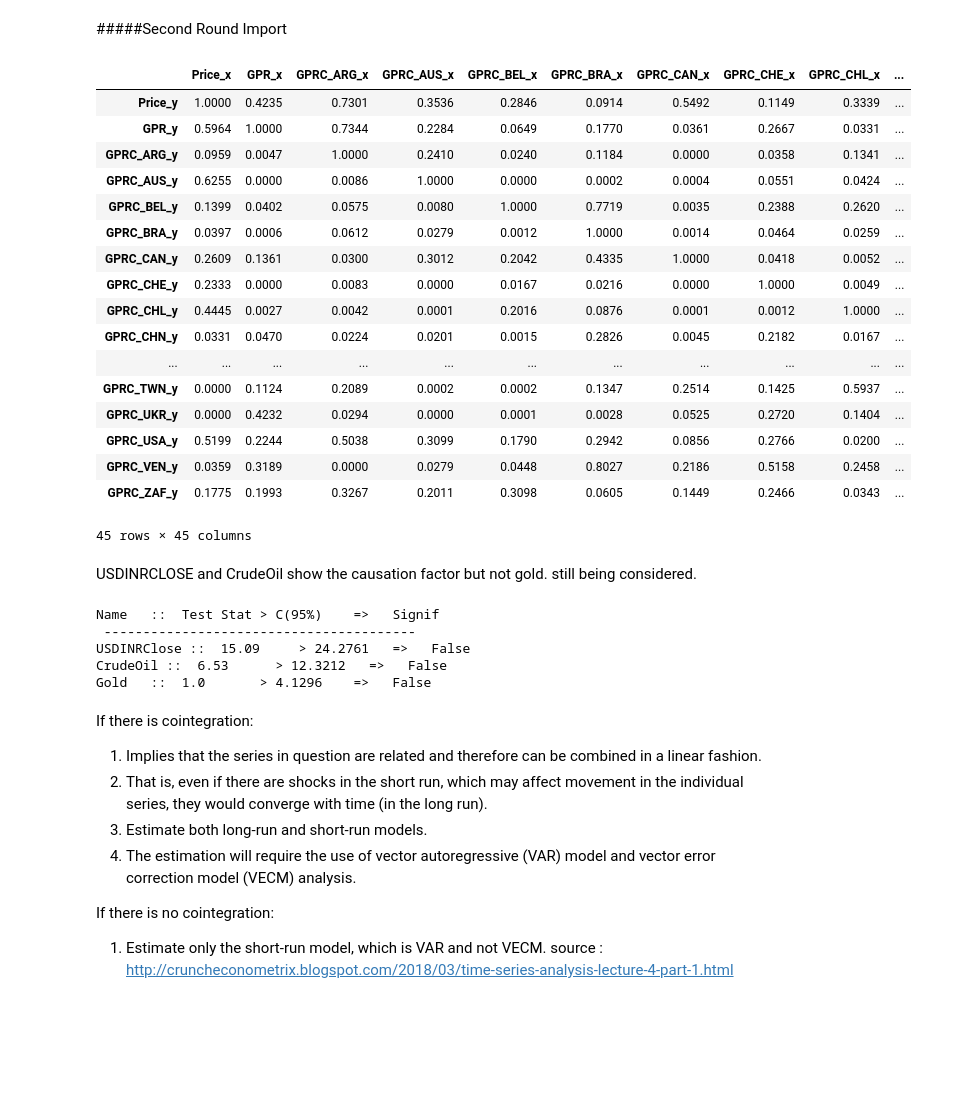
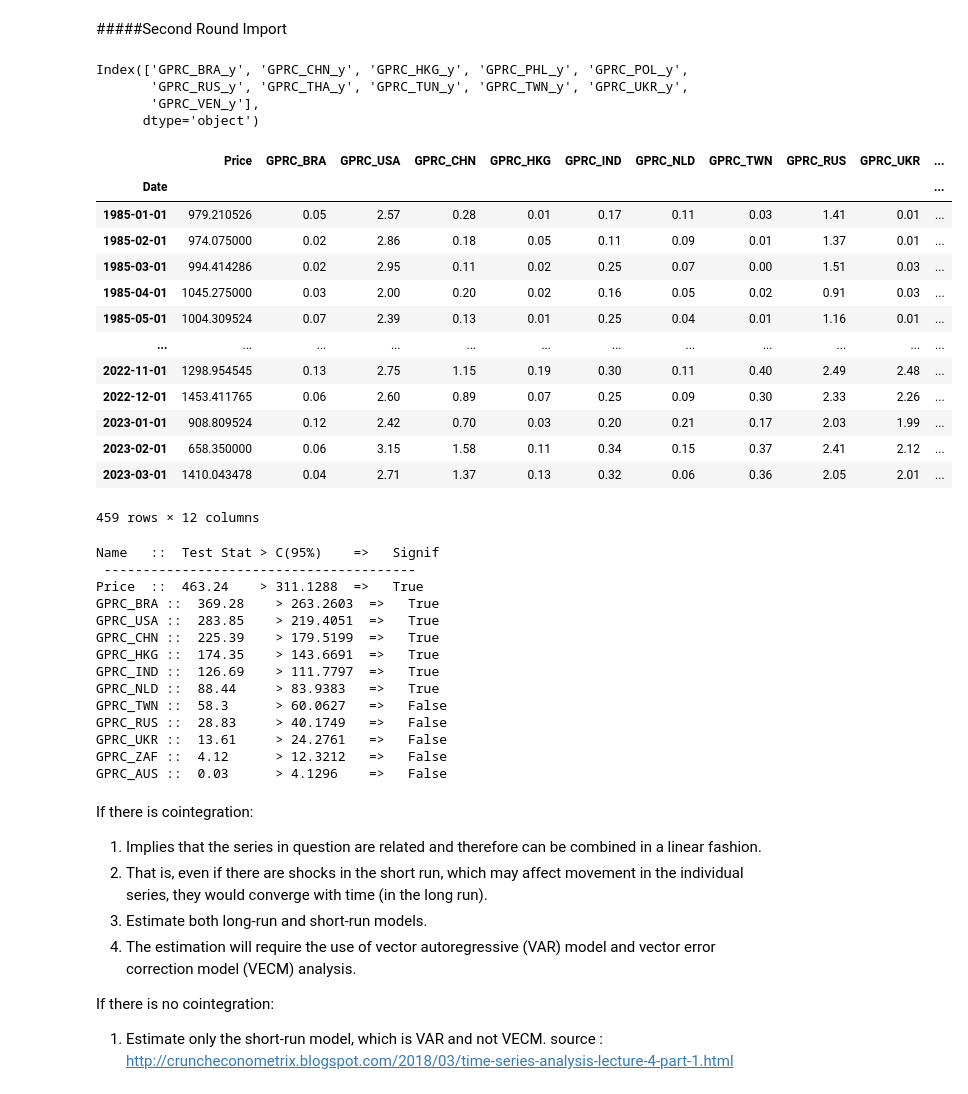
Before and after one commit to abaskon/Thesis, a Jupyter notebook: GPR_DBI_VAR_analysis.ipynb, the cells around one changed output. Saved outputs shown, nothing was run; the diff lists cells and outputs as text; code cells hidden in the pictures; blank space fills up the shorter version.

```diff
--- a/GPR_DBI_VAR_analysis.ipynb
+++ b/GPR_DBI_VAR_analysis.ipynb
@@ -399,26 +405,13 @@ def grangers_causation_matrix(DATA, variables, test='ssr_chi2test', verbose=Fals
     df.index = [var + '_y' for var in variables]
     return df
 
-grangers_causation_matrix(DATA, variables = DATA.columns)
+Pvalues = grangers_causation_matrix(DATA, variables = DATA.columns)
 #If a given p-value is < significance level (0.05), then, the corresponding X series (column) causes the Y (row).
-# %% [output]
-|  | Price_x | GPR_x | GPRC_ARG_x | GPRC_AUS_x | GPRC_BEL_x | GPRC_BRA_x | GPRC_CAN_x | GPRC_CHE_x | GPRC_CHL_x | ... |
-| Price_y | 1.0000 | 0.4235 | 0.7301 | 0.3536 | 0.2846 | 0.0914 | 0.5492 | 0.1149 | 0.3339 | ... |
-| GPR_y | 0.5964 | 1.0000 | 0.7344 | 0.2284 | 0.0649 | 0.1770 | 0.0361 | 0.2667 | 0.0331 | ... |
-| GPRC_ARG_y | 0.0959 | 0.0047 | 1.0000 | 0.2410 | 0.0240 | 0.1184 | 0.0000 | 0.0358 | 0.1341 | ... |
-| GPRC_AUS_y | 0.6255 | 0.0000 | 0.0086 | 1.0000 | 0.0000 | 0.0002 | 0.0004 | 0.0551 | 0.0424 | ... |
-| GPRC_BEL_y | 0.1399 | 0.0402 | 0.0575 | 0.0080 | 1.0000 | 0.7719 | 0.0035 | 0.2388 | 0.2620 | ... |
-| GPRC_BRA_y | 0.0397 | 0.0006 | 0.0612 | 0.0279 | 0.0012 | 1.0000 | 0.0014 | 0.0464 | 0.0259 | ... |
-| GPRC_CAN_y | 0.2609 | 0.1361 | 0.0300 | 0.3012 | 0.2042 | 0.4335 | 1.0000 | 0.0418 | 0.0052 | ... |
-| GPRC_CHE_y | 0.2333 | 0.0000 | 0.0083 | 0.0000 | 0.0167 | 0.0216 | 0.0000 | 1.0000 | 0.0049 | ... |
-| GPRC_CHL_y | 0.4445 | 0.0027 | 0.0042 | 0.0001 | 0.2016 | 0.0876 | 0.0001 | 0.0012 | 1.0000 | ... |
-| GPRC_CHN_y | 0.0331 | 0.0470 | 0.0224 | 0.0201 | 0.0015 | 0.2826 | 0.0045 | 0.2182 | 0.0167 | ... |
-| ... | ... | ... | ... | ... | ... | ... | ... | ... | ... | ... |
-| GPRC_TWN_y | 0.0000 | 0.1124 | 0.2089 | 0.0002 | 0.0002 | 0.1347 | 0.2514 | 0.1425 | 0.5937 | ... |
-| GPRC_UKR_y | 0.0000 | 0.4232 | 0.0294 | 0.0000 | 0.0001 | 0.0028 | 0.0525 | 0.2720 | 0.1404 | ... |
-| GPRC_USA_y | 0.5199 | 0.2244 | 0.5038 | 0.3099 | 0.1790 | 0.2942 | 0.0856 | 0.2766 | 0.0200 | ... |
-| GPRC_VEN_y | 0.0359 | 0.3189 | 0.0000 | 0.0279 | 0.0448 | 0.8027 | 0.2186 | 0.5158 | 0.2458 | ... |
-| GPRC_ZAF_y | 0.1775 | 0.1993 | 0.3267 | 0.2011 | 0.3098 | 0.0605 | 0.1449 | 0.2466 | 0.0343 | ... |
-45 rows × 45 columns
-# %% [markdown]
-USDINRCLOSE and CrudeOil show the causation factor but not gold. still being considered.
+# %%
+Countries = Pvalues[Pvalues['Price_x'] < 0.05].index
+Countries
+# %% [output]
+Index(['GPRC_BRA_y', 'GPRC_CHN_y', 'GPRC_HKG_y', 'GPRC_PHL_y', 'GPRC_POL_y',
+       'GPRC_RUS_y', 'GPRC_THA_y', 'GPRC_TUN_y', 'GPRC_TWN_y', 'GPRC_UKR_y',
+       'GPRC_VEN_y'],
+      dtype='object')
@@ -425,10 +420,29 @@ USDINRCLOSE and CrudeOil show the causation factor but not gold. still being con
+# %%
+DATA = DATA[['Price','GPRC_BRA','GPRC_USA','GPRC_CHN','GPRC_HKG','GPRC_IND','GPRC_NLD','GPRC_TWN','GPRC_RUS','GPRC_UKR','GPRC_ZAF','GPRC_AUS']]
+# %%
+DATA
+# %% [output]
+|  | Price | GPRC_BRA | GPRC_USA | GPRC_CHN | GPRC_HKG | GPRC_IND | GPRC_NLD | GPRC_TWN | GPRC_RUS | GPRC_UKR | ... |
+| Date |  |  |  |  |  |  |  |  |  |  | ... |
+| 1985-01-01 | 979.210526 | 0.05 | 2.57 | 0.28 | 0.01 | 0.17 | 0.11 | 0.03 | 1.41 | 0.01 | ... |
+| 1985-02-01 | 974.075000 | 0.02 | 2.86 | 0.18 | 0.05 | 0.11 | 0.09 | 0.01 | 1.37 | 0.01 | ... |
+| 1985-03-01 | 994.414286 | 0.02 | 2.95 | 0.11 | 0.02 | 0.25 | 0.07 | 0.00 | 1.51 | 0.03 | ... |
+| 1985-04-01 | 1045.275000 | 0.03 | 2.00 | 0.20 | 0.02 | 0.16 | 0.05 | 0.02 | 0.91 | 0.03 | ... |
+| 1985-05-01 | 1004.309524 | 0.07 | 2.39 | 0.13 | 0.01 | 0.25 | 0.04 | 0.01 | 1.16 | 0.01 | ... |
+| ... | ... | ... | ... | ... | ... | ... | ... | ... | ... | ... | ... |
+| 2022-11-01 | 1298.954545 | 0.13 | 2.75 | 1.15 | 0.19 | 0.30 | 0.11 | 0.40 | 2.49 | 2.48 | ... |
+| 2022-12-01 | 1453.411765 | 0.06 | 2.60 | 0.89 | 0.07 | 0.25 | 0.09 | 0.30 | 2.33 | 2.26 | ... |
+| 2023-01-01 | 908.809524 | 0.12 | 2.42 | 0.70 | 0.03 | 0.20 | 0.21 | 0.17 | 2.03 | 1.99 | ... |
+| 2023-02-01 | 658.350000 | 0.06 | 3.15 | 1.58 | 0.11 | 0.34 | 0.15 | 0.37 | 2.41 | 2.12 | ... |
+| 2023-03-01 | 1410.043478 | 0.04 | 2.71 | 1.37 | 0.13 | 0.32 | 0.06 | 0.36 | 2.05 | 2.01 | ... |
+459 rows × 12 columns
 # %%
 #cointegration test to find statistical relation amongst variables.
 from statsmodels.tsa.vector_ar.vecm import coint_johansen
 
-def cointegration_test(EconomyData, alpha=0.05):
+def cointegration_test(DATA, alpha=0.05):
     """Perform Johanson's Cointegration Test and Report Summary"""
-    out = coint_johansen(EconomyData,-1,5)
+    out = coint_johansen(DATA,-1,5)
     d = {'0.90':0, '0.95':1, '0.99':2}
     traces = out.lr1
     cvts = out.cvt[:, d[str(1-alpha)]]
@@ -436,16 +450,25 @@ def cointegration_test(EconomyData, alpha=0.05):
 
     # Summary
     print('Name   ::  Test Stat > C(95%)    =>   Signif  \n', '--'*20)
-    for col, trace, cvt in zip(EconomyData.columns, traces, cvts):
+    for col, trace, cvt in zip(DATA.columns, traces, cvts):
         print(adjust(col), ':: ', adjust(round(trace,2), 9), ">", adjust(cvt, 8), ' =>  ' , trace > cvt)
 
-cointegration_test(EconomyData)
+cointegration_test(DATA)
 # %% [output]
 Name   ::  Test Stat > C(95%)    =>   Signif
  ----------------------------------------
-USDINRClose ::  15.09     > 24.2761   =>   False
-CrudeOil ::  6.53      > 12.3212   =>   False
-Gold   ::  1.0       > 4.1296    =>   False
+Price  ::  463.24    > 311.1288  =>   True
+GPRC_BRA ::  369.28    > 263.2603  =>   True
+GPRC_USA ::  283.85    > 219.4051  =>   True
+GPRC_CHN ::  225.39    > 179.5199  =>   True
+GPRC_HKG ::  174.35    > 143.6691  =>   True
+GPRC_IND ::  126.69    > 111.7797  =>   True
+GPRC_NLD ::  88.44     > 83.9383   =>   True
+GPRC_TWN ::  58.3      > 60.0627   =>   False
+GPRC_RUS ::  28.83     > 40.1749   =>   False
+GPRC_UKR ::  13.61     > 24.2761   =>   False
+GPRC_ZAF ::  4.12      > 12.3212   =>   False
+GPRC_AUS ::  0.03      > 4.1296    =>   False
 # %% [markdown]
 If there is cointegration:
 1.    Implies that the series in question are related and therefore can be combined in a linear fashion.
```
Also changed, not shown: parts of 4 cells of this notebook.
